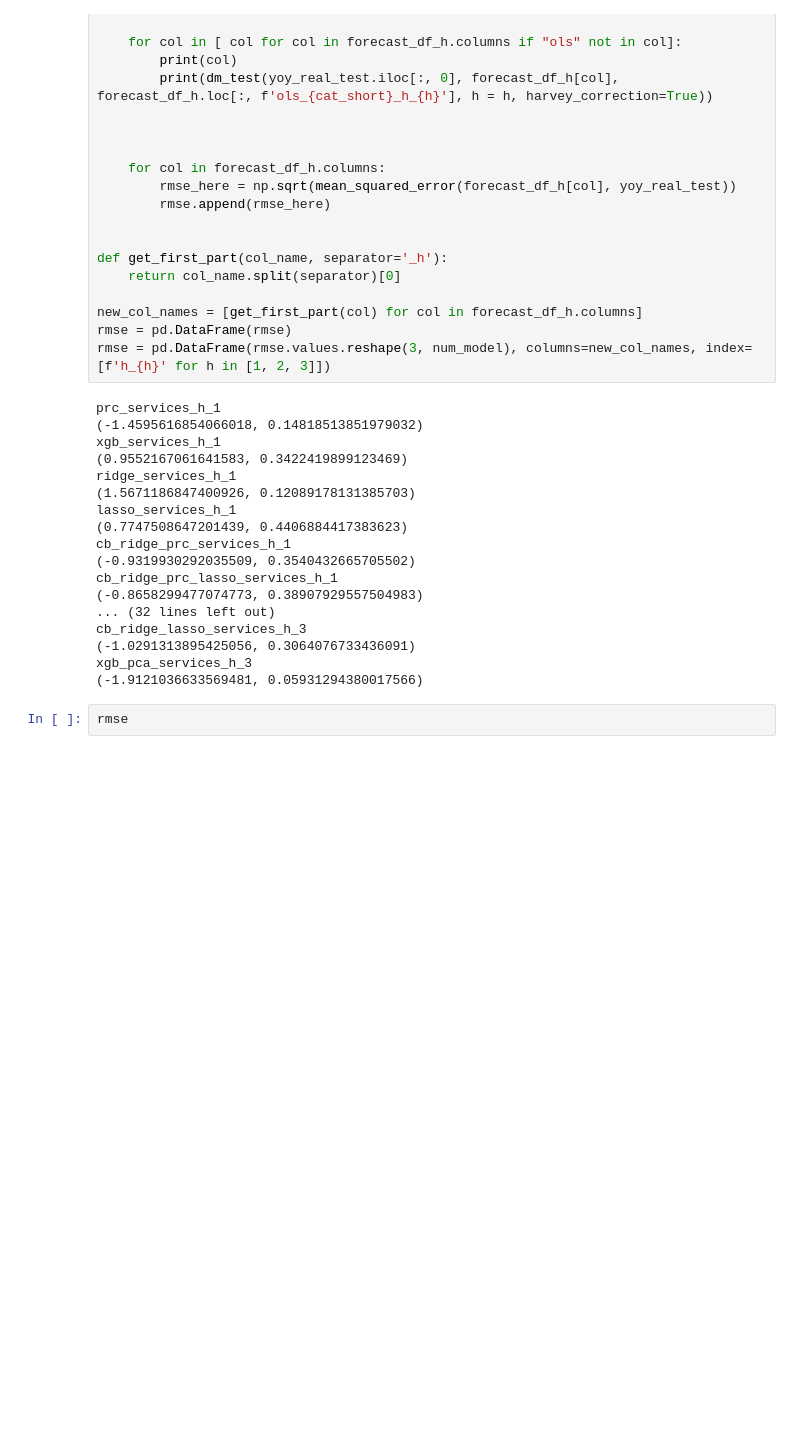
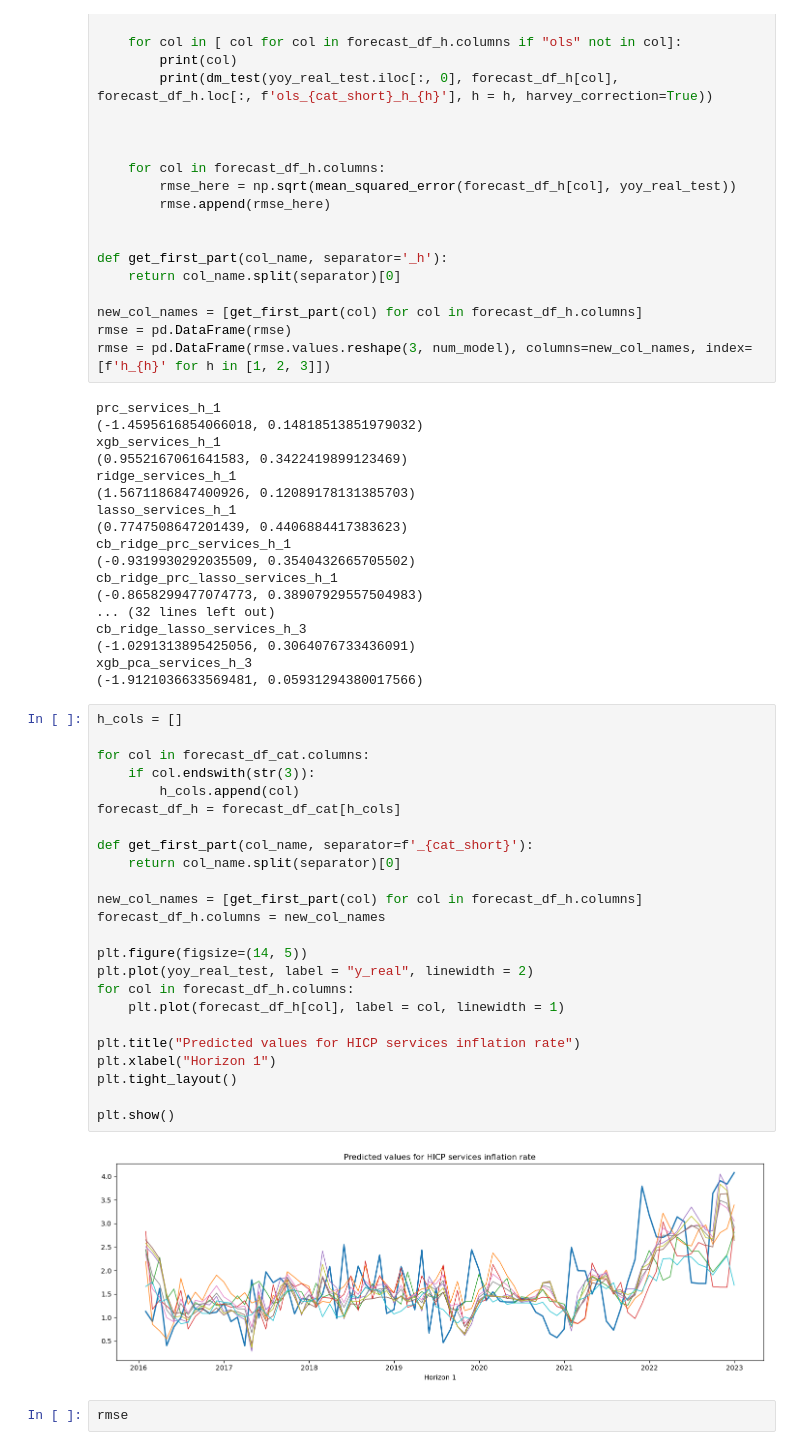
Before and after one commit to lamlam98765/thesis_code, a Jupyter notebook: main/7.Compare_models_categories.ipynb, the cells around one changed output. Drawn from its saved outputs; the diff is of its cells as text; blank space fills up the shorter version.

```diff
--- a/main/7.Compare_models_categories.ipynb
+++ b/main/7.Compare_models_categories.ipynb
@@ -361,6 +413,32 @@ cb_ridge_lasso_services_h_3
 (-1.0291313895425056, 0.3064076733436091)
 xgb_pca_services_h_3
 (-1.9121036633569481, 0.05931294380017566)
+# %%
+h_cols = []
+
+for col in forecast_df_cat.columns:
+    if col.endswith(str(3)):
+        h_cols.append(col)
+forecast_df_h = forecast_df_cat[h_cols]
+
+def get_first_part(col_name, separator=f'_{cat_short}'):
+    return col_name.split(separator)[0]
+
+new_col_names = [get_first_part(col) for col in forecast_df_h.columns]
+forecast_df_h.columns = new_col_names
+
+plt.figure(figsize=(14, 5))
+plt.plot(yoy_real_test, label = "y_real", linewidth = 2)
+for col in forecast_df_h.columns:
+    plt.plot(forecast_df_h[col], label = col, linewidth = 1)
+
+plt.title("Predicted values for HICP services inflation rate")
+plt.xlabel("Horizon 1")
+plt.tight_layout()
+
+plt.show()
+# %% [output]
+[figure, added]
 # %%
 rmse
 # %% [output]
```
Also changed, not shown: parts of 3 cells of this notebook.
